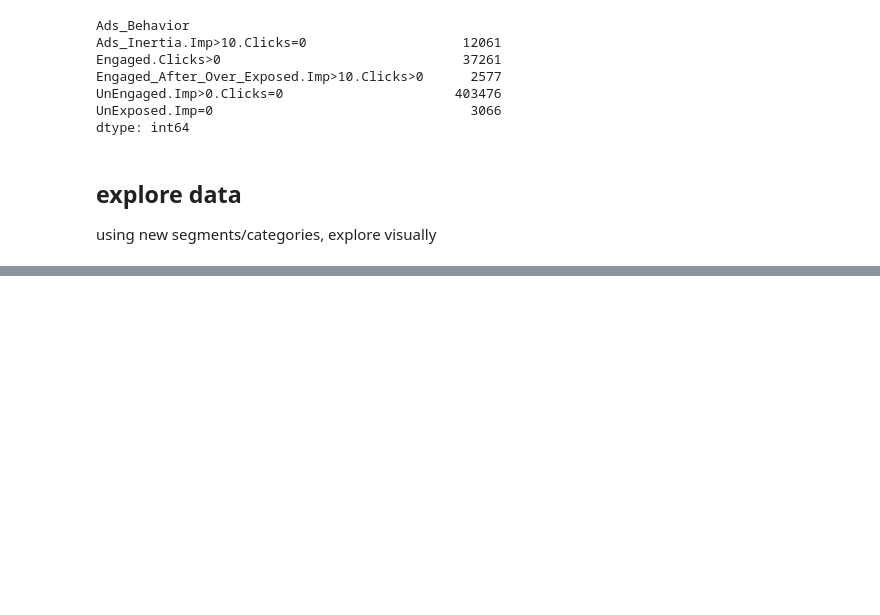
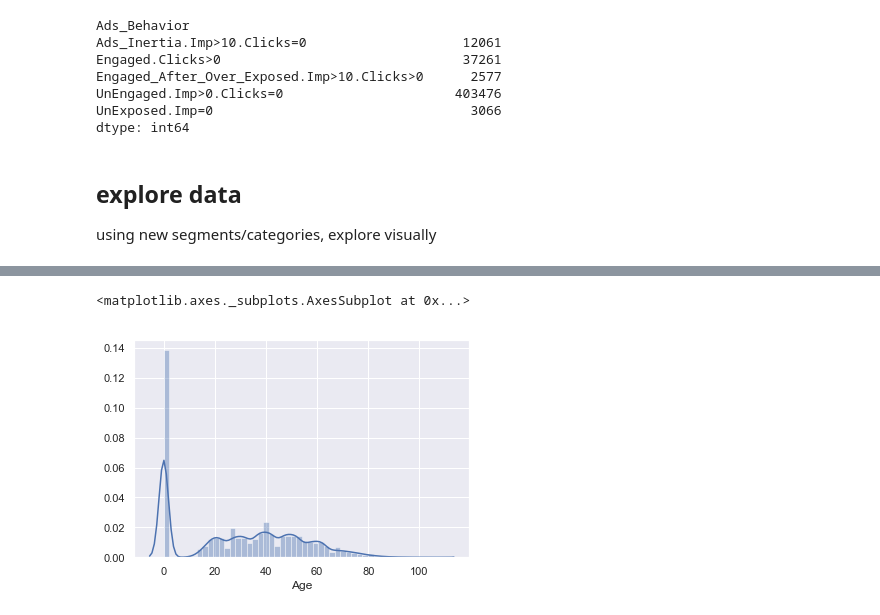
Before and after one commit to tansudasli/analytics-sandbox, a Jupyter notebook: advertising_EDA.ipynb, the cells around one changed output, grey strips where cells are left out. Drawn from its saved outputs; the diff is of its cells as text; code cells hidden in the pictures; blank space fills up the shorter version.

Commit message:
data visualization added

```diff
--- a/advertising_EDA.ipynb
+++ b/advertising_EDA.ipynb
@@ -229,3 +229,8 @@ dtype: int64
 ## explore data
 
 using new segments/categories, explore visually
+# %%
+data_prepared = data[data.delete != 'x']
+data_prepared = data.drop(['delete'], axis=1)
+
+data_prepared.head()
@@ -231,0 +244,5 @@ using new segments/categories, explore visually
+# %%
+sns.distplot(data_prepared['Age'])
+# %% [output]
+<matplotlib.axes._subplots.AxesSubplot at 0x...>
+[figure, added]
```
Also changed, not shown: parts of 5 cells of this notebook.
